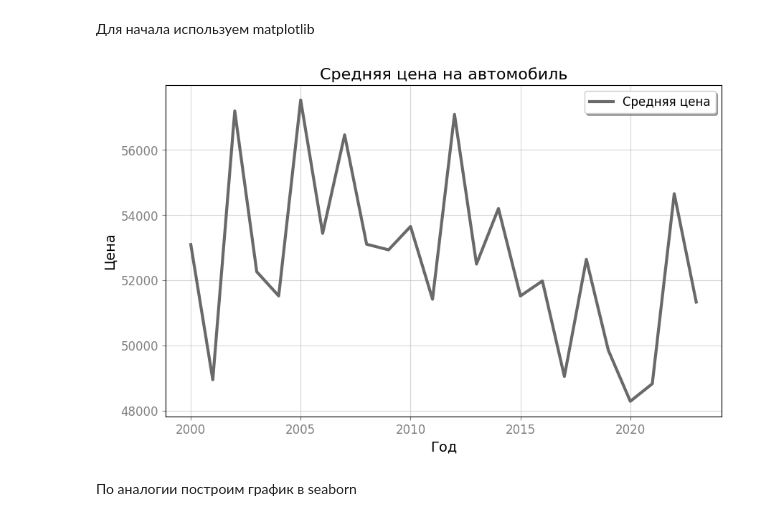
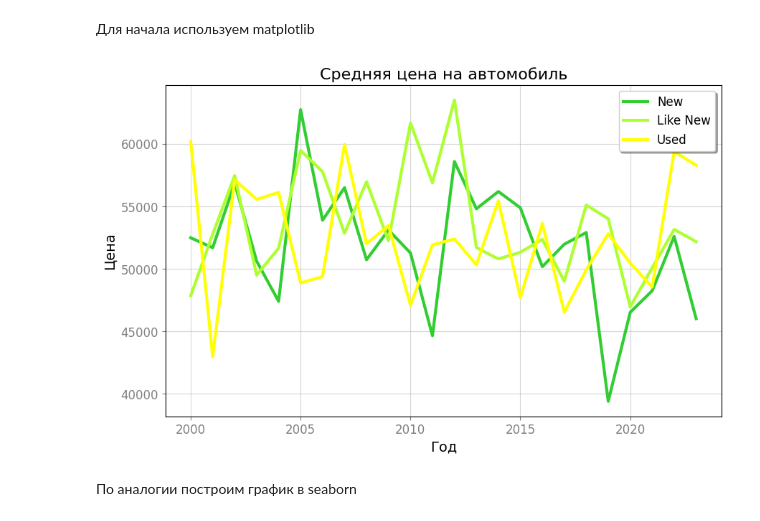
Before and after one commit to Korablinr54/Statistics, a Jupyter notebook: Основы статистики.ipynb, the cells around one changed output. Cells and saved outputs as stored; diff of their text form; code cells hidden in the pictures.

Commit message:
Среднее - 9, визуализация

```diff
--- a/Основы статистики.ipynb
+++ b/Основы статистики.ipynb
@@ -68,15 +68,14 @@ memory usage: 195.4+ KB
 # %% [markdown]
 Чтобы вычислить выборочное среднее, нужно сложить все значения и разделить на их количество. Воспользуемся библиотекой Pands для нахождения среднего значения по году без учета марки и прочих параметров.
 # %%
-# Оставляем только числовые данные
-select_numbers = cars.select_dtypes(include=['number'])
+# Агрегируем, получая сумму и среднее
+cars_group_year = cars.groupby(['year', 'condition']).agg({'price': ['sum', 'mean']})
 
-# Агрегируем, получая сумму, количество и среднее
-cars_group_year = select_numbers.groupby('year').agg(['sum', 'count', 'mean'])
+# Округлим до 2 знаков после запятой и сбросим индекс
+cars_group_year = cars_group_year.round(2).reset_index()
 
-# Округлим до 2 знаков после запятой
-cars_group_year = cars_group_year.round(2)
+cars_group_year.columns = ['year', 'condition', 'price_sum', 'price_mean']
 
 # Смотрим на данные
-display(cars_group_year['price'])
+display(cars_group_year[['year', 'condition', 'price_mean']])
 # %% [output]
@@ -103,32 +97,39 @@ display(cars_group_year['price'])
 # %% [markdown]
 Для начала используем matplotlib
 # %%
-years = cars_group_year.index  # Выбираем данные для отображения на оси X
-prices = cars_group_year[('price', 'mean')]  # Двухуровневый столбец из агрегации
+# Выбираем данные для оси X и оси Y
+years = cars_group_year['year'] # Берём только уровень 'year' из MultiIndex
+new = cars_group_year[cars_group_year['condition'] == 'New']
+like_new = cars_group_year[cars_group_year['condition'] == 'Like New']
+used = cars_group_year[cars_group_year['condition'] == 'Used']
 
-plt.figure(figsize=(10, 6))  # Определяем размеры будущего графика
 
-# Добавляем параметр label для графика
-plt.plot(years, prices, linestyle='-', linewidth=3, color='#696969', label='Средняя цена')
+# Построение графика
+plt.figure(figsize=(10, 6))  # Размеры графика
+
+# Добавляем линиb графика
+plt.plot(new['year'], new['price_mean'], linestyle='-', linewidth=3, color='#32CD32', label='New')
+plt.plot(like_new['year'], like_new['price_mean'], linestyle='-', linewidth=3, color='#ADFF2F', label='Like New')
+plt.plot(used['year'], used['price_mean'], linestyle='-', linewidth=3, color='#FFFF00', label='Used')
 
 # Настройка заголовков и подписей
-plt.title('Средняя цена на автомобиль', fontsize=16)  # Заголовок
-plt.xlabel('Год', fontsize=14)  # Подпись по оси X
-plt.ylabel('Цена', fontsize=14)  # Подпись по оси Y
+plt.title('Средняя цена на автомобиль', fontsize=16)
+plt.xlabel('Год', fontsize=14)
+plt.ylabel('Цена', fontsize=14)
 
 # Добавляем сетку
 plt.grid(True, alpha=0.5)
 
 # Настройка подписей осей
 plt.tick_params(axis='both', labelsize=12, colors='gray')
 
 # Добавляем легенду
 plt.legend(loc='upper right', fontsize=12, frameon=True, shadow=True)
 
 # Отображаем график
 plt.show()
 # %% [output]
-[figure, old version]
+[figure, new version]
 # %% [markdown]
 По аналогии построим график в seaborn
 # %%
```
Also changed, not shown: parts of 3 cells of this notebook.
